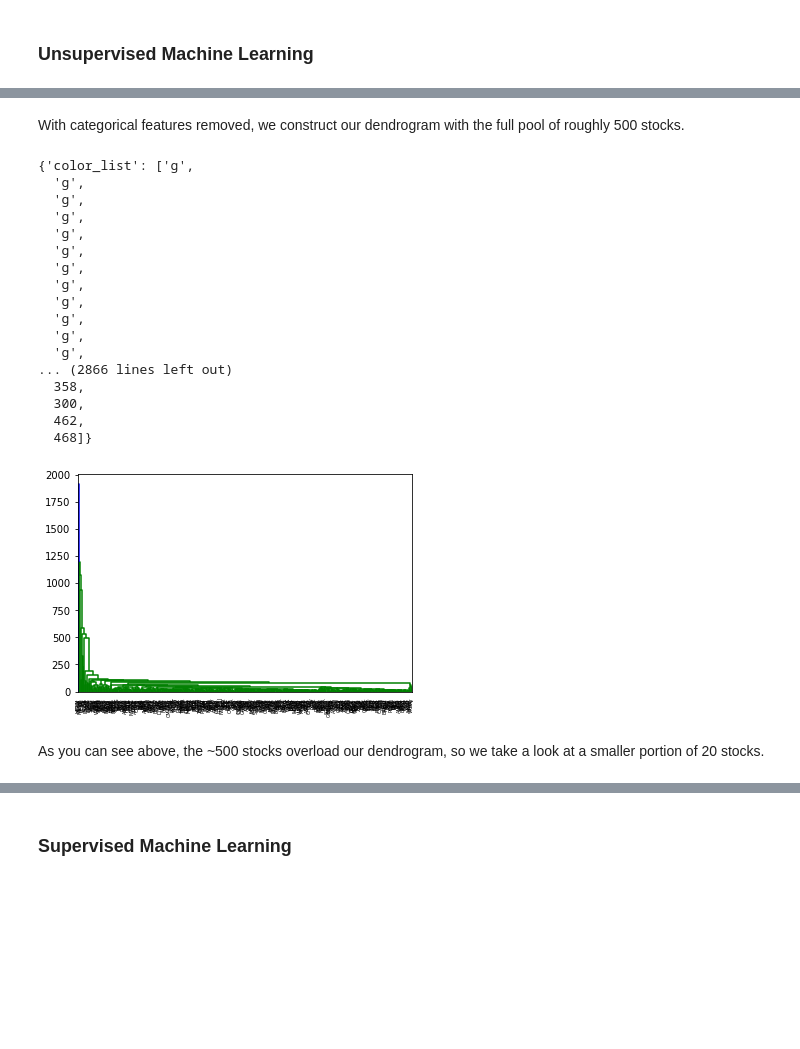
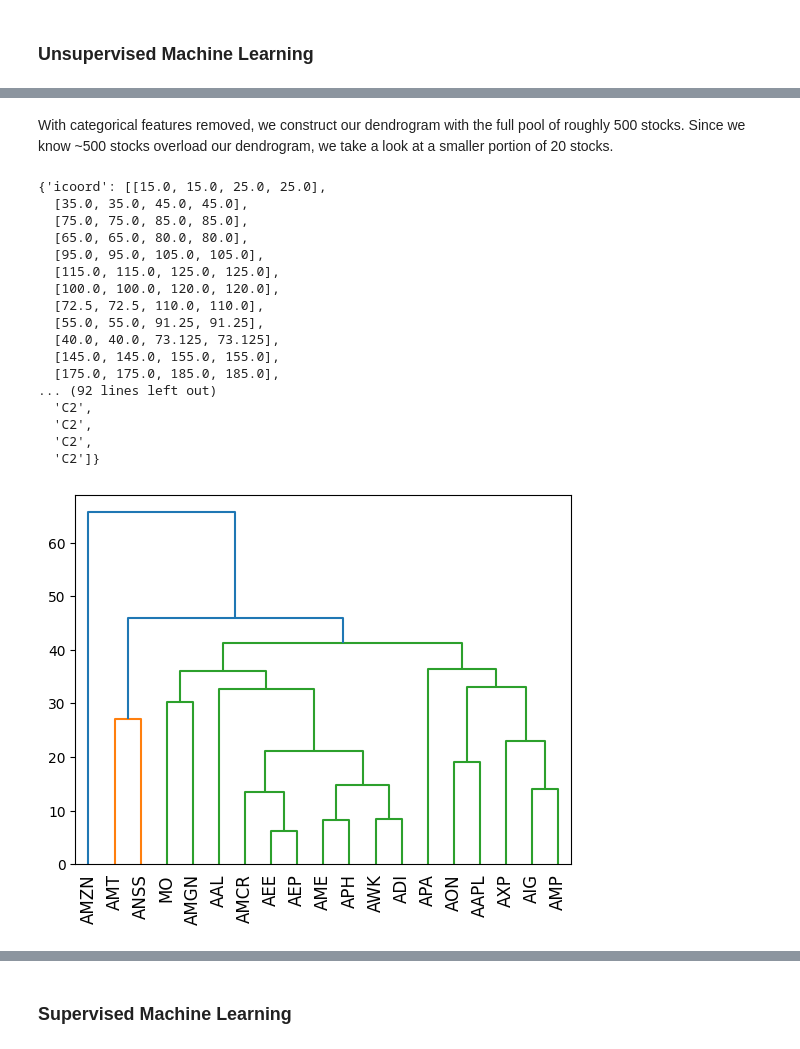
Before and after one commit to loganchali4/Stock-Predictions, a Jupyter notebook: chalifour_stocks.ipynb, the cells around one changed output, grey strips where cells are left out. Saved outputs shown, nothing was run; the diff lists cells and outputs as text; code cells hidden in the pictures; blank space fills up the shorter version.

```diff
--- a/chalifour_stocks.ipynb
+++ b/chalifour_stocks.ipynb
@@ -77,6 +77,6 @@ In the dataframe above, `TTM Total Return` is our variable of interest or target
 # %%
 sp500_df = pd.merge(wiki_df, factset_df, how = "right", on=['Symbol', 'Symbol'])
-sp500_df = sp500_df.drop(columns = ['SEC filings', 'Headquarters Location', 'CIK', 'Name', 'Date first added', 'Founded'])
+sp500_df = sp500_df.drop(columns = ['Date added', 'Headquarters Location', 'CIK', 'Name', 'Founded'])
 
 sp500_df
 # %% [output]
@@ -236,26 +251,30 @@ num_df
 # %% [markdown]
-With categorical features removed, we construct our dendrogram with the full pool of roughly 500 stocks.
+With categorical features removed, we construct our dendrogram with the full pool of roughly 500 stocks. Since we know ~500 stocks overload our dendrogram, we take a look at a smaller portion of 20 stocks.
 # %%
+'''
 Z = linkage(num_df, method='average')
 dendrogram(Z, labels = num_df.index, leaf_rotation = 90)
+'''
+
+num_df = num_df[21:40]
+Z = linkage(num_df, method='average')
+dendrogram(Z, labels = num_df.index, leaf_rotation = 90)
 # %% [output]
-{'color_list': ['g',
-  'g',
-  'g',
-  'g',
-  'g',
-  'g',
-  'g',
-  'g',
-  'g',
-  'g',
-  'g',
-  'g',
-... (2866 lines left out)
-  358,
-  300,
-  462,
-  468]}
+{'icoord': [[15.0, 15.0, 25.0, 25.0],
+  [35.0, 35.0, 45.0, 45.0],
+  [75.0, 75.0, 85.0, 85.0],
+  [65.0, 65.0, 80.0, 80.0],
+  [95.0, 95.0, 105.0, 105.0],
+  [115.0, 115.0, 125.0, 125.0],
+  [100.0, 100.0, 120.0, 120.0],
+  [72.5, 72.5, 110.0, 110.0],
+  [55.0, 55.0, 91.25, 91.25],
+  [40.0, 40.0, 73.125, 73.125],
+  [145.0, 145.0, 155.0, 155.0],
+  [175.0, 175.0, 185.0, 185.0],
+... (92 lines left out)
+  'C2',
+  'C2',
+  'C2',
+  'C2']}
-[figure, old version]
+[figure, new version]
-# %% [markdown]
-As you can see above, the ~500 stocks overload our dendrogram, so we take a look at a smaller portion of 20 stocks.
```
Also changed, not shown: parts of 42 cells of this notebook.
